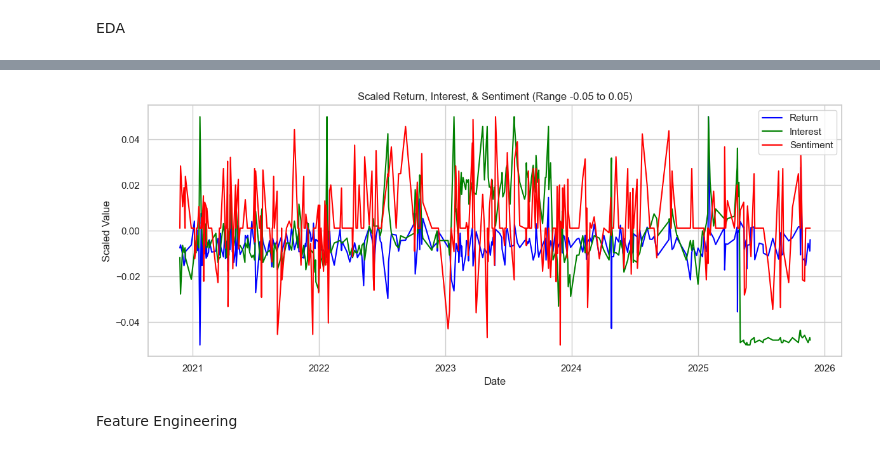
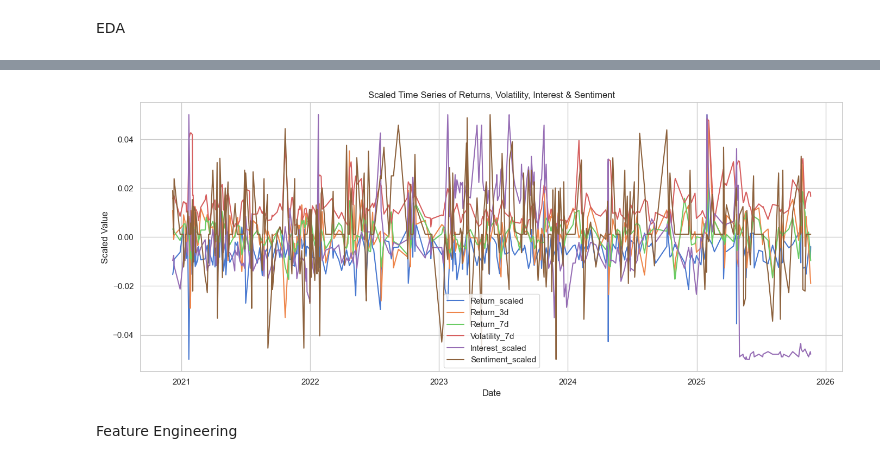
Before and after one commit to maddwillson/dsci510_fall2025_final_project, a Jupyter notebook: src/results.ipynb, the cells around one changed output, grey strips where cells are left out. Saved outputs shown, nothing was run; the diff lists cells and outputs as text; code cells hidden in the pictures.

```diff
--- a/src/results.ipynb
+++ b/src/results.ipynb
@@ -128,30 +156,30 @@ plt.show()
 # %%
 # Time Series
 
+# Scale vars
 def scale_series(series, new_min=-0.05, new_max=0.05):
     s_min = series.min()
     s_max = series.max()
     return (series - s_min) / (s_max - s_min) * (new_max - new_min) + new_min
 
-# Apply scaling to Return, Interest, Sentiment
 df['Return_scaled'] = scale_series(df['Return'])
 df['Interest_scaled'] = scale_series(df['Interest'])
 df['Sentiment_scaled'] = scale_series(df['Sentiment'])
 
-# Plot scaled series
-plt.figure(figsize=(12,5))
-plt.plot(df['Date'], df['Return_scaled'], label='Return', color='blue')
-plt.plot(df['Date'], df['Interest_scaled'], label='Interest', color='green')
-plt.plot(df['Date'], df['Sentiment_scaled'], label='Sentiment', color='red')
-plt.title("Scaled Return, Interest, & Sentiment (Range -0.05 to 0.05)")
+# Plot
+df_to_plot = ['Return_scaled', 'Return_3d', 'Return_7d', 'Volatility_7d', 'Interest_scaled', 'Sentiment_scaled']
+plt.figure(figsize=(14,6))
+for col in df_to_plot:
+    plt.plot(df['Date'], df.get(col, df[col]), label=col)
+plt.title("Scaled Time Series of Returns, Volatility, Interest & Sentiment")
 plt.xlabel("Date")
 plt.ylabel("Scaled Value")
 plt.legend()
 plt.tight_layout()
 plt.show()
-# plt.savefig("results/time_series.png")
+plt.close()
 # %% [output]
-[figure, old version]
+[figure, new version]
 # %% [markdown]
 
 Feature Engineering
```
Also changed, not shown: parts of 10 cells of this notebook, 1 other file.
